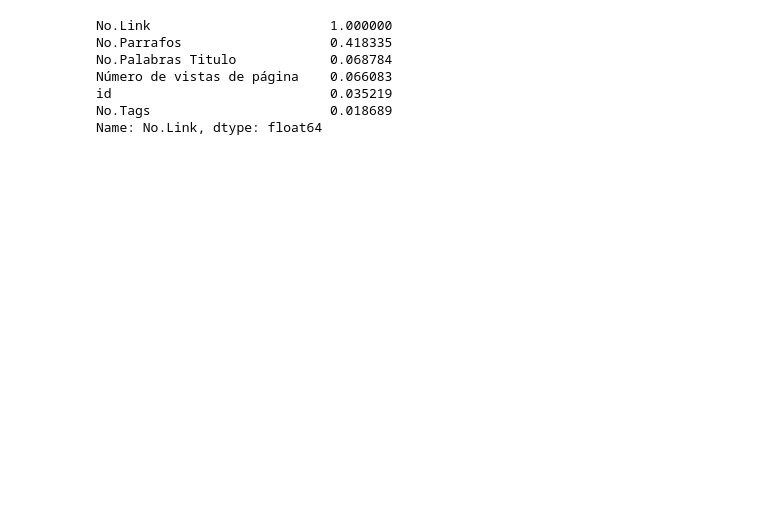
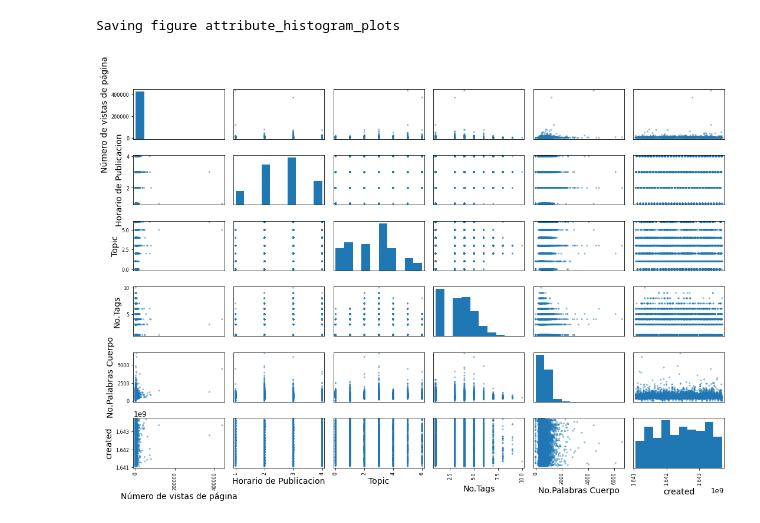
Before and after one commit to aaronjdigital/mlidigital, a Jupyter notebook: Procesamiento Notas.ipynb, the cells around one changed output. Saved outputs shown, nothing was run; the diff lists cells and outputs as text; code cells hidden in the pictures; blank space fills up the shorter version.

```diff
--- a/Procesamiento Notas.ipynb
+++ b/Procesamiento Notas.ipynb
@@ -113,36 +205,0 @@ dfnotas.head()
-# %%
-TieneKeyValue=[]
-#TagsEsp=[]
-CountTags=[]
-CountParrafos=[]
-CountLinks=[]
-
-dfnotas = dfnotas.fillna(0) #Vuelve todos los NaN a 0
-
-
-for i in range(0,len(dfnotas.index)):
-
-    CountParrafos.append(dfnotas.iloc[i][7].count("<p>")-4)
-    CountLinks.append(dfnotas.iloc[i][7].count("<a"))#Cambiar el 6 por la columna de parrafos, cuenta no de parrafos
-
-    if (dfnotas.iloc[i][6]) != 0 :
-
-        CountTags.append(dfnotas.iloc[i][6].count("_")+1) #Cuenta cuantos Tags hay en la notas
-        #TagsEsp.append(dfnotas.iloc[i][6].replace('_',' '))
-        #CountTags.append(len(nltk.word_tokenize(TagsEsp[i])))
-
-    else:
-        #TagsEsp.append("Null")
-        CountTags.append(0)
-
-    if (dfnotas.iloc[i][6]) != 0 :  #Asigna a las notas con keyvalues un 1 y las que no un 0
-        TieneKeyValue.append('1')
-    else :
-        TieneKeyValue.append('0')
-
-dfnotas['Tiene Tags']=TieneKeyValue
-dfnotas['No.Tags']=CountTags
-dfnotas['No.Parrafos']=CountParrafos
-dfnotas['No.Link']=CountLinks
-
-dfnotas
@@ -233,11 +366,10 @@ id                           -0.118736
 Name: Número de vistas de página, dtype: float64
 # %%
-corr_matrix['No.Link'].sort_values(ascending=False)
+from pandas.plotting import scatter_matrix
+
+attributes = ["Número de vistas de página", "Horario de Publicacion","Topic","No.Tags","No.Palabras Cuerpo","created"]
+scatter_matrix(dfnotas[attributes], figsize=(15, 10))
+save_fig("attribute_histogram_plots")
 # %% [output]
-No.Link                       1.000000
-No.Parrafos                   0.418335
-No.Palabras Titulo            0.068784
-Número de vistas de página    0.066083
-id                            0.035219
-No.Tags                       0.018689
-Name: No.Link, dtype: float64
+Saving figure attribute_histogram_plots
+[figure, added]
```
Also changed, not shown: parts of 16 cells of this notebook.
